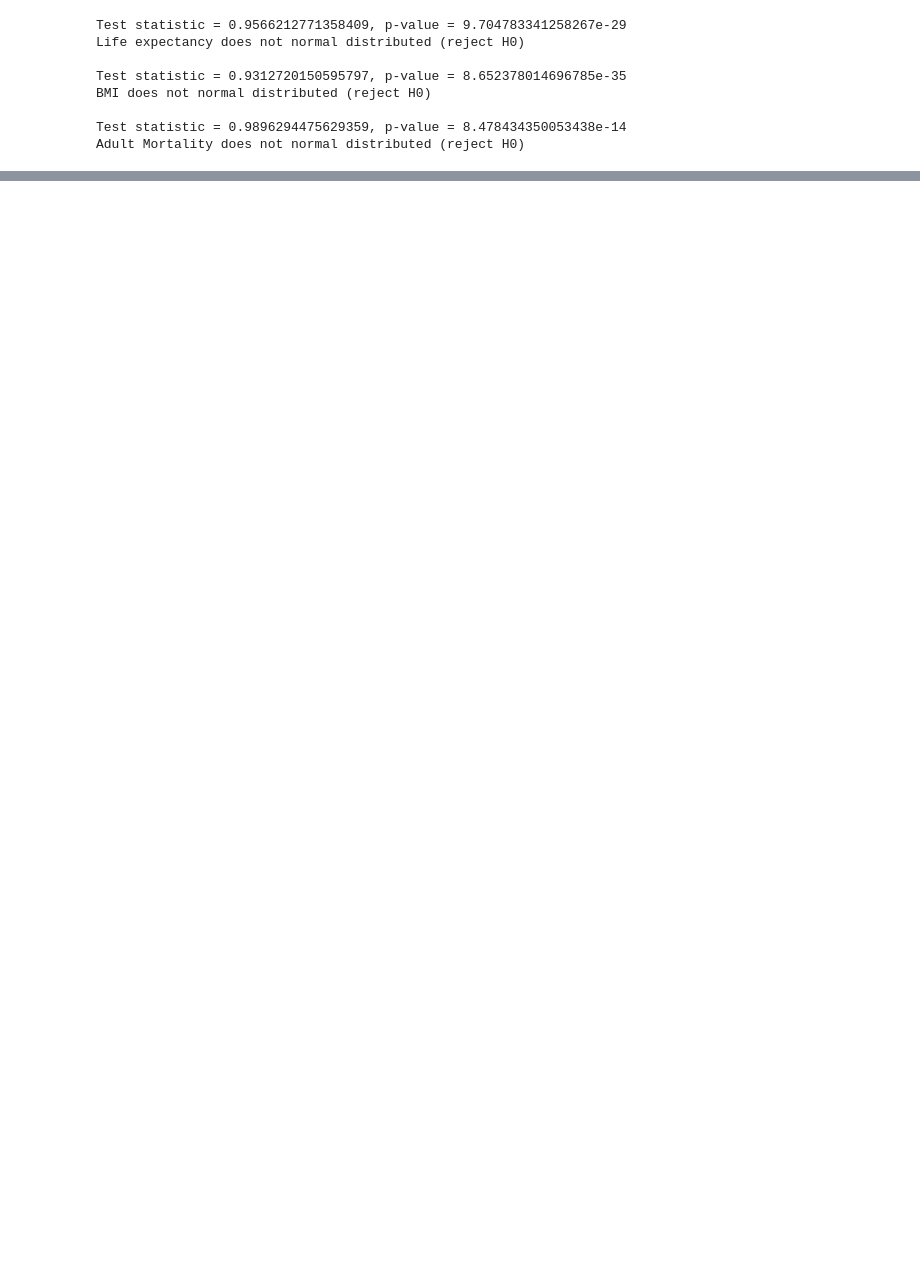
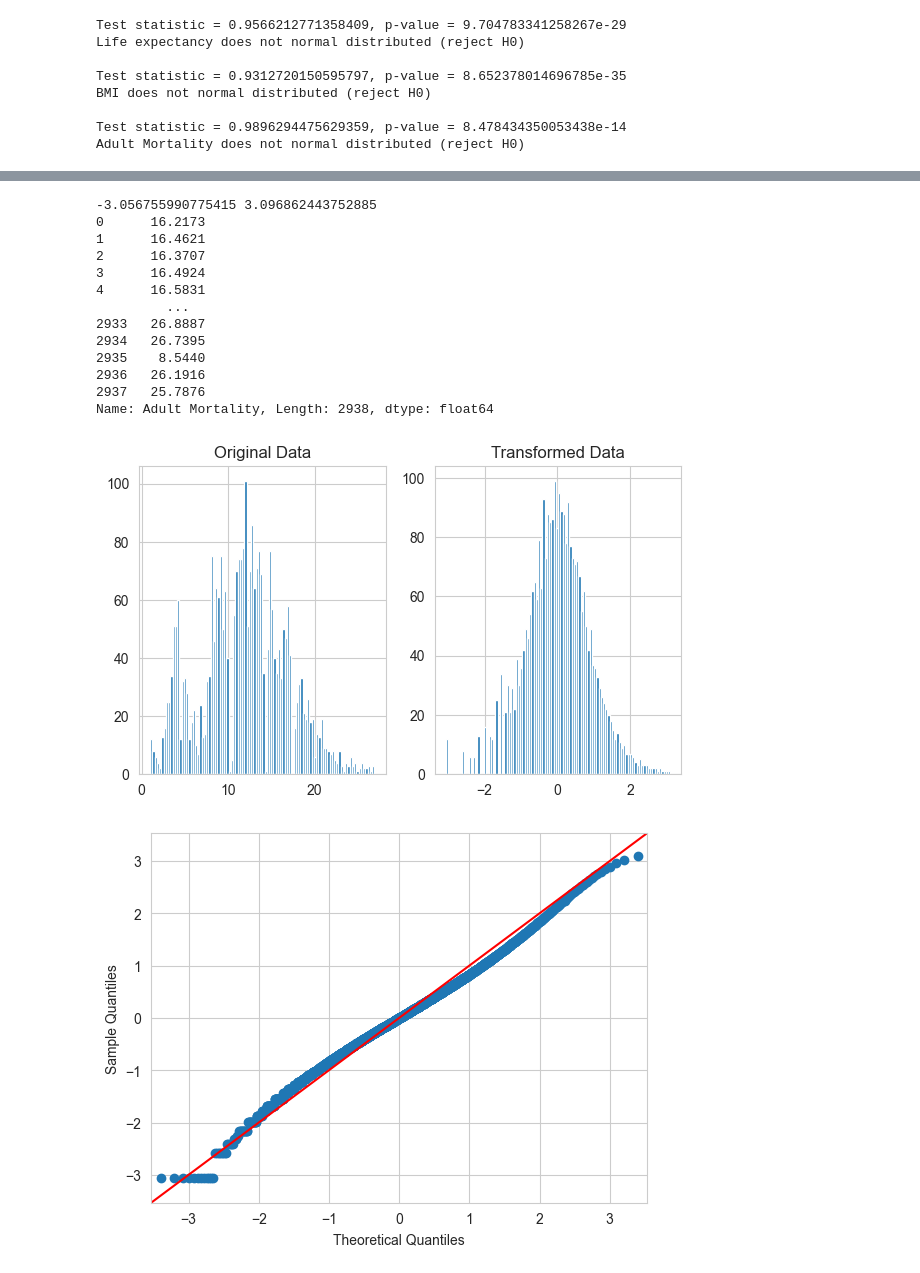
Before and after one commit to ov3ipo/SM_Project, a Jupyter notebook: final.ipynb, the cells around one changed output, grey strips where cells are left out. Cells and saved outputs as stored; diff of their text form; code cells hidden in the pictures; blank space fills up the shorter version.

````diff
--- a/final.ipynb
+++ b/final.ipynb
@@ -445,3 +624,38 @@ Adult Mortality does not normal distributed (reject H0)
+# %%
+x2 = df_regress['Adult Mortality']
+n2 = len(x)
+
+y2 = (stats.rankdata(x2)/(n+6))*2 -1
+
+y2 = np.arctanh(y2)
+print(np.min(y2), np.max(y2))
+
+
+print(x2)
+
+
+fig,ax = plt.subplots(1,2,figsize = (7,4))
+ax[0].hist(x2,bins=100 )
+ax[0].set_title('Original Data')
+ax[1].hist(y2,bins=100 )
+ax[1].set_title('Transformed Data')
+sm.qqplot(y2, line='45');
+# %% [output]
+-3.056755990775415 3.096862443752885
+0      16.2173
+1      16.4621
+2      16.3707
+3      16.4924
+4      16.5831
+         ...
+2933   26.8887
+2934   26.7395
+2935    8.5440
+2936   26.1916
+2937   25.7876
+Name: Adult Mortality, Length: 2938, dtype: float64
+[figure, added]
+[figure, added]
 # %% [markdown]
 ``` {markdown}
 Remark
````
Also changed, not shown: parts of 26 cells of this notebook.
